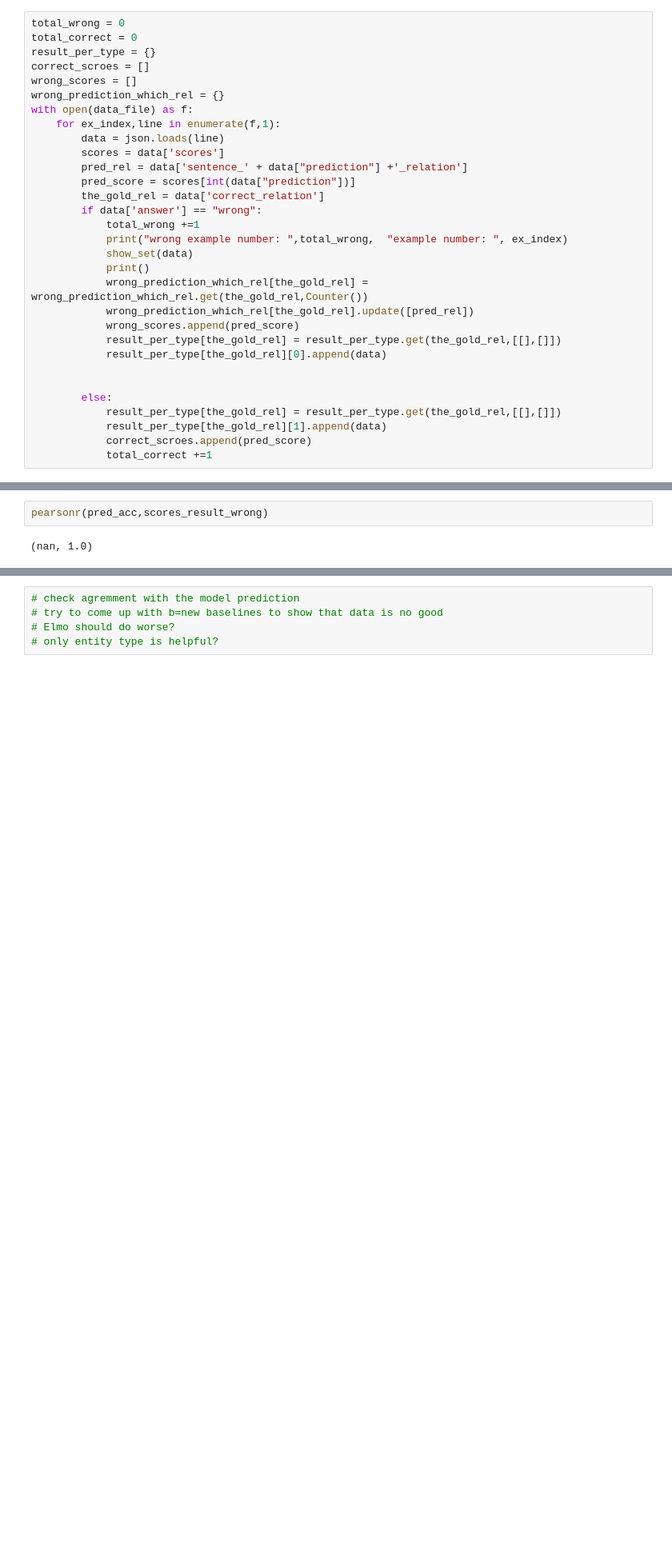
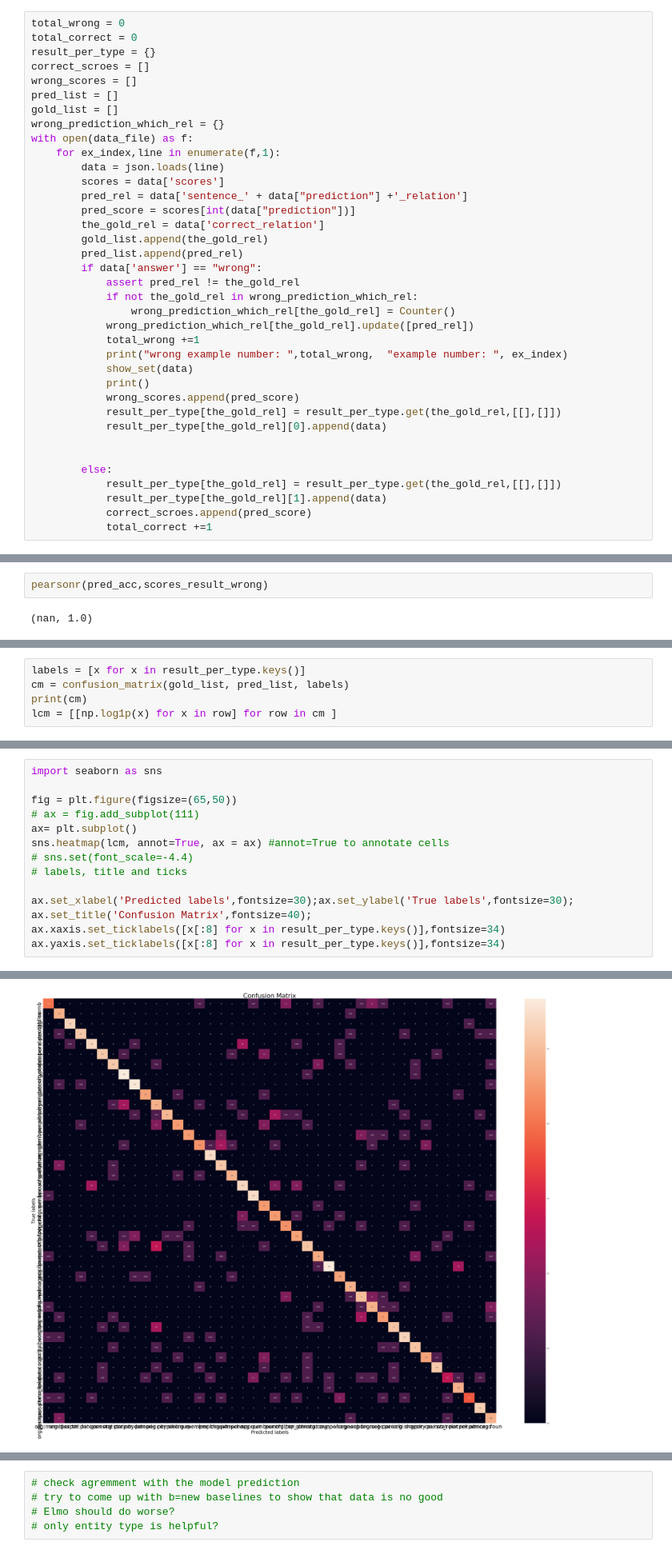
Before and after one commit to ofersabo/MtachingTbeBlanks, a Jupyter notebook: notebook/TACRED_notebook.ipynb, the cells around one changed output, grey strips where cells are left out. Shown at 80% size. Cells and saved outputs as stored; diff of their text form; blank space fills up the shorter version.

```diff
--- a/notebook/TACRED_notebook.ipynb
+++ b/notebook/TACRED_notebook.ipynb
@@ -73,6 +73,8 @@ total_correct = 0
 result_per_type = {}
 correct_scroes = []
 wrong_scores = []
+pred_list = []
+gold_list = []
 wrong_prediction_which_rel = {}
 with open(data_file) as f:
     for ex_index,line in enumerate(f,1):
@@ -81,13 +83,17 @@ with open(data_file) as f:
         pred_rel = data['sentence_' + data["prediction"] +'_relation']
         pred_score = scores[int(data["prediction"])]
         the_gold_rel = data['correct_relation']
+        gold_list.append(the_gold_rel)
+        pred_list.append(pred_rel)
         if data['answer'] == "wrong":
+            assert pred_rel != the_gold_rel
+            if not the_gold_rel in wrong_prediction_which_rel:
+                wrong_prediction_which_rel[the_gold_rel] = Counter()
+            wrong_prediction_which_rel[the_gold_rel].update([pred_rel])
             total_wrong +=1
             print("wrong example number: ",total_wrong,  "example number: ", ex_index)
             show_set(data)
             print()
-            wrong_prediction_which_rel[the_gold_rel] = wrong_prediction_which_rel.get(the_gold_rel,Counter())
-            wrong_prediction_which_rel[the_gold_rel].update([pred_rel])
             wrong_scores.append(pred_score)
             result_per_type[the_gold_rel] = result_per_type.get(the_gold_rel,[[],[]])
             result_per_type[the_gold_rel][0].append(data)
@@ -350,0 +261,5 @@ position played on team / speciality     joey hunt ( born February 22 , 1994 ) i
+# %%
+labels = [x for x in result_per_type.keys()]
+cm = confusion_matrix(gold_list, pred_list, labels)
+print(cm)
+lcm = [[np.log1p(x) for x in row] for row in cm ]
@@ -350,0 +274,15 @@ position played on team / speciality     joey hunt ( born February 22 , 1994 ) i
+# %%
+import seaborn as sns
+
+fig = plt.figure(figsize=(65,50))
+# ax = fig.add_subplot(111)
+ax= plt.subplot()
+sns.heatmap(lcm, annot=True, ax = ax) #annot=True to annotate cells
+# sns.set(font_scale=-4.4)
+# labels, title and ticks
+
+ax.set_xlabel('Predicted labels',fontsize=30);ax.set_ylabel('True labels',fontsize=30);
+ax.set_title('Confusion Matrix',fontsize=40);
+ax.xaxis.set_ticklabels([x[:8] for x in result_per_type.keys()],fontsize=34)
+ax.yaxis.set_ticklabels([x[:8] for x in result_per_type.keys()],fontsize=34)
+# %% [output]
@@ -351 +306,2 @@ position played on team / speciality     joey hunt ( born February 22 , 1994 ) i
+[figure, added]
 # %%
```
Also changed, not shown: parts of 26 cells of this notebook, 22 other files.
